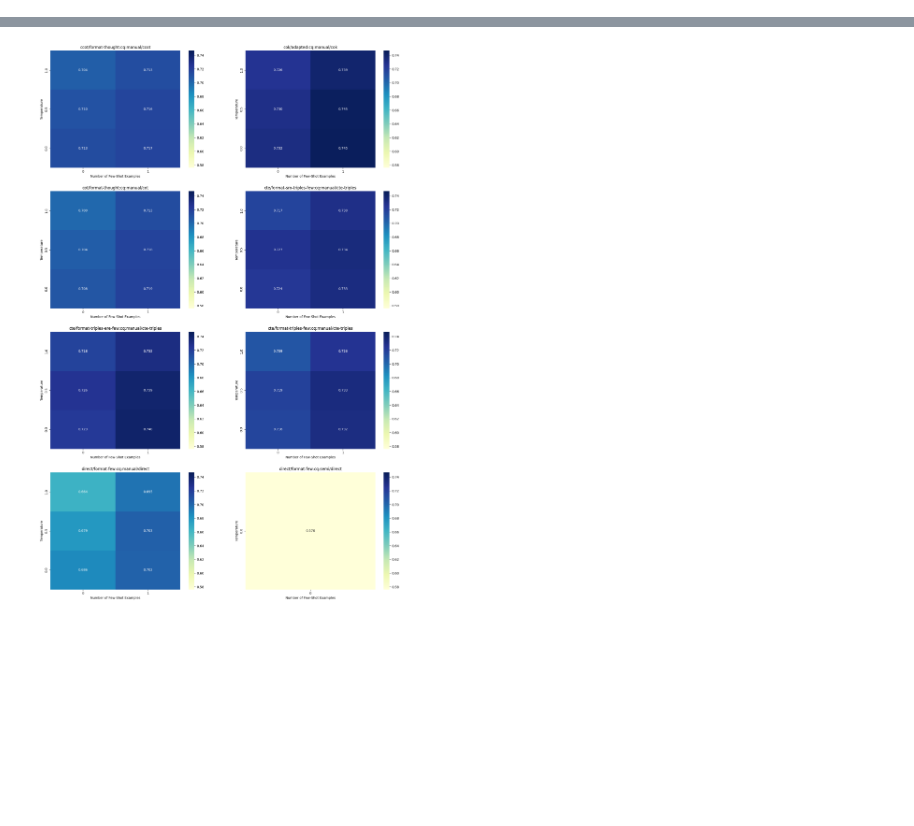
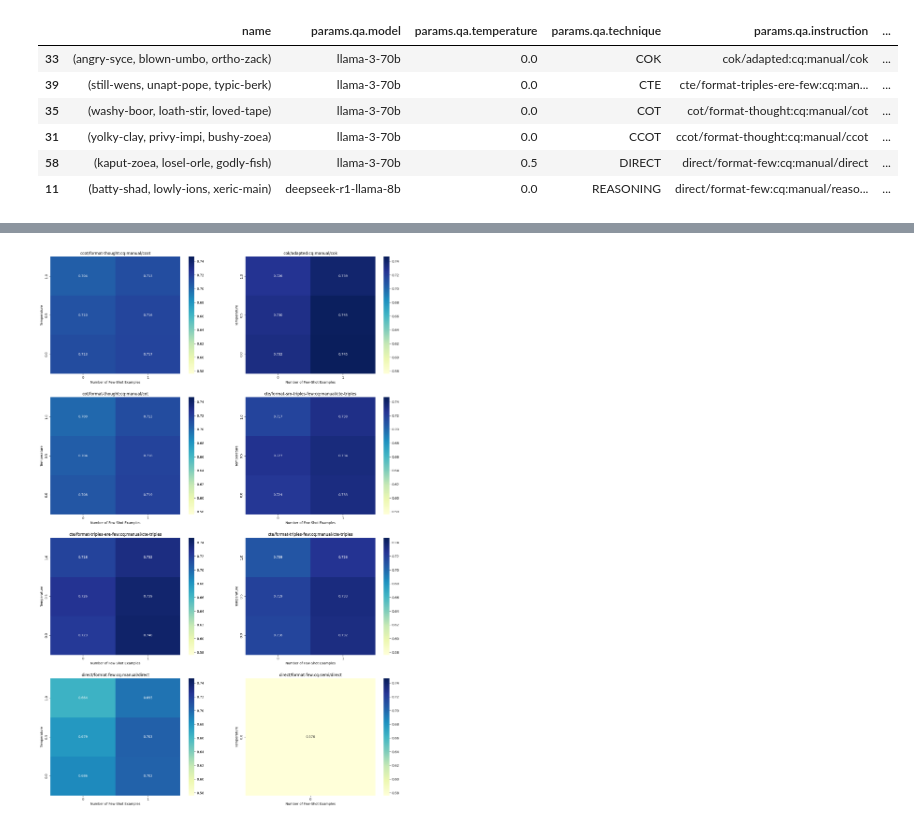
Before and after one commit to bdsaglam/pipeline-mhqa-manual, a Jupyter notebook: nbs/musique-full-manual-new/compare-technique.ipynb, the cells around one changed output, grey strips where cells are left out. Saved outputs shown, nothing was run; the diff lists cells and outputs as text; code cells hidden in the pictures; blank space fills up the shorter version.

```diff
--- a/nbs/musique-full-manual-new/compare-technique.ipynb
+++ b/nbs/musique-full-manual-new/compare-technique.ipynb
@@ -86,3 +86,18 @@ zs_best_df
+# %%
+fs_avg_df = avg_df[avg_df['params.qa.n_shot'] == 1]
+fs_max_f1_rows = fs_avg_df.groupby("params.qa.technique")["metrics.f1"].idxmax()
+fs_best_df = fs_avg_df.loc[
+    fs_max_f1_rows, ["name"] + target_param_cols + metric_cols[:2]
+].sort_values("metrics.f1", ascending=False)
+fs_best_df
+# %% [output]
+|  | name | params.qa.model | params.qa.temperature | params.qa.technique | params.qa.instruction | ... |
+| 33 | (angry-syce, blown-umbo, ortho-zack) | llama-3-70b | 0.0 | COK | cok/adapted:cq:manual/cok | ... |
+| 39 | (still-wens, unapt-pope, typic-berk) | llama-3-70b | 0.0 | CTE | cte/format-triples-ere-few:cq:man... | ... |
+| 35 | (washy-boor, loath-stir, loved-tape) | llama-3-70b | 0.0 | COT | cot/format-thought:cq:manual/cot | ... |
+| 31 | (yolky-clay, privy-impi, bushy-zoea) | llama-3-70b | 0.0 | CCOT | ccot/format-thought:cq:manual/ccot | ... |
+| 58 | (kaput-zoea, losel-orle, godly-fish) | llama-3-70b | 0.5 | DIRECT | direct/format-few:cq:manual/direct | ... |
+| 11 | (batty-shad, lowly-ions, xeric-main) | deepseek-r1-llama-8b | 0.0 | REASONING | direct/format-few:cq:manual/reaso... | ... |
 # %%
 avg_df[avg_df["params.qa.model"] == "deepseek-r1-llama-70b-tgi"].sort_values("metrics.f1", ascending=False).drop(columns=['params.qa.technique', 'name'])
 # %% [output]
```
Also changed, not shown: parts of 7 cells of this notebook, 3 other files.
